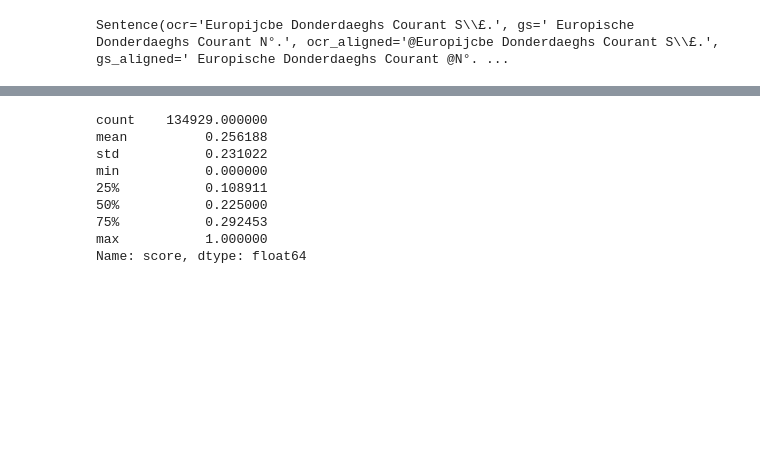
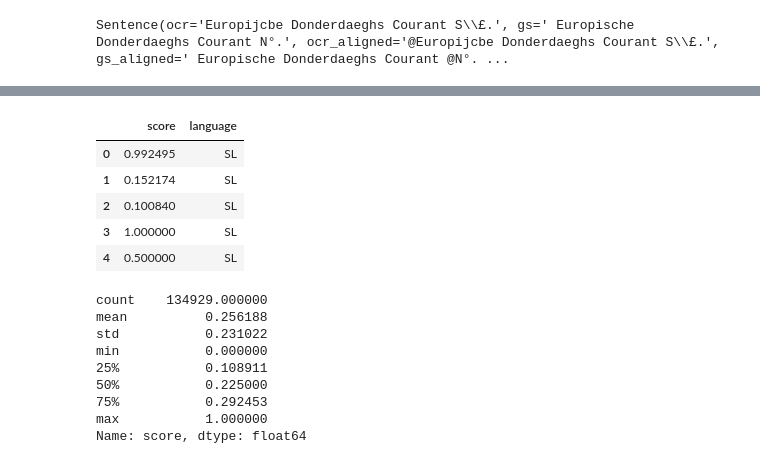
Before and after one commit to jvdzwaan/ocrpostcorrection, a Jupyter notebook: load-data.ipynb, the cells around one changed output, grey strips where cells are left out. Drawn from its saved outputs; the diff is of its cells as text; code cells hidden in the pictures; blank space fills up the shorter version.

```diff
--- a/load-data.ipynb
+++ b/load-data.ipynb
@@ -230,3 +247,13 @@ df = pd.DataFrame({'score': scores,
+# %%
+df = pd.read_csv('train-scores.csv', index_col=0)
+df.head()
+# %% [output]
+|  | score | language |
+| 0 | 0.992495 | SL |
+| 1 | 0.152174 | SL |
+| 2 | 0.100840 | SL |
+| 3 | 1.000000 | SL |
+| 4 | 0.500000 | SL |
 # %%
 df.score.describe()
 # %% [output]
```
Also changed, not shown: parts of 18 cells of this notebook.
